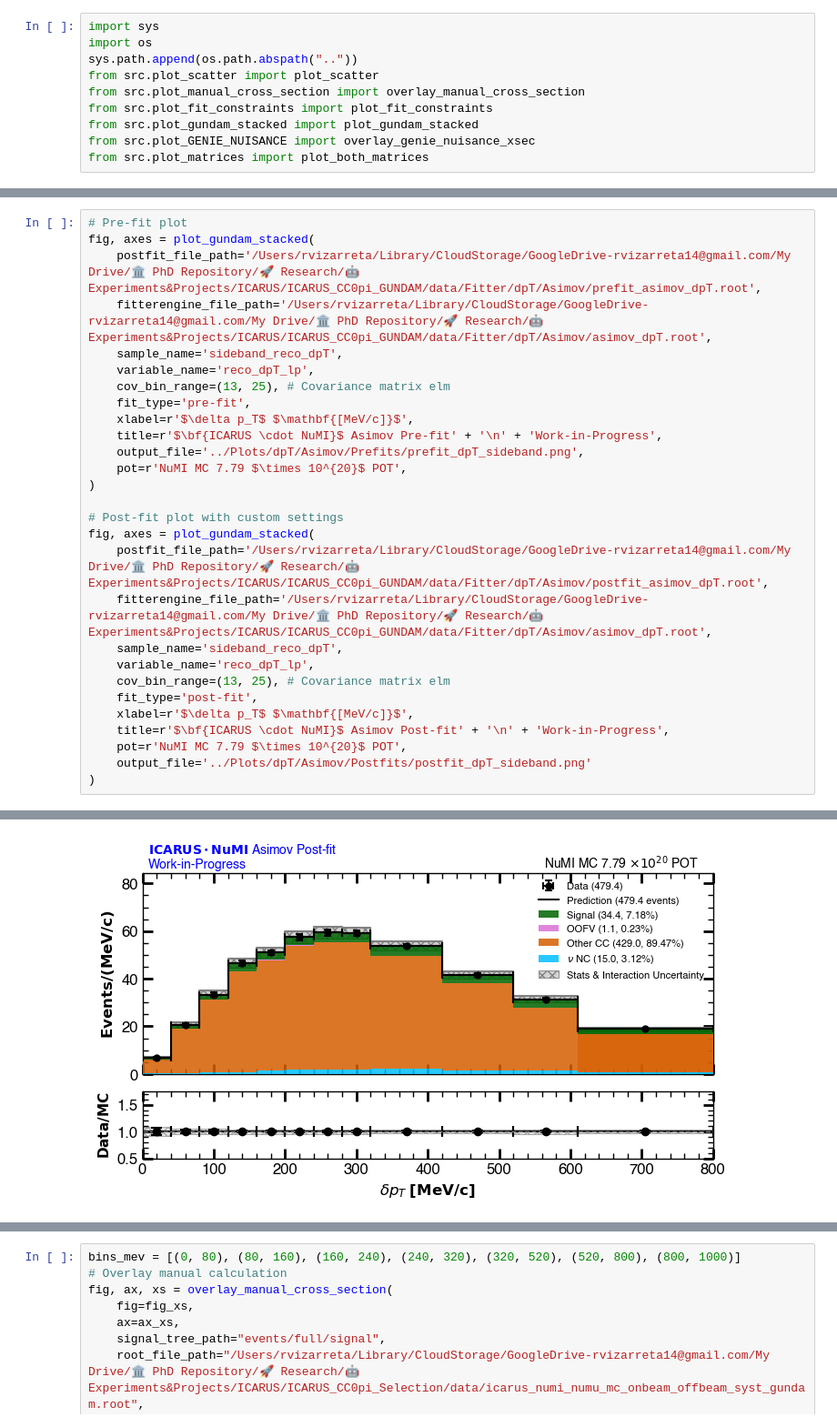
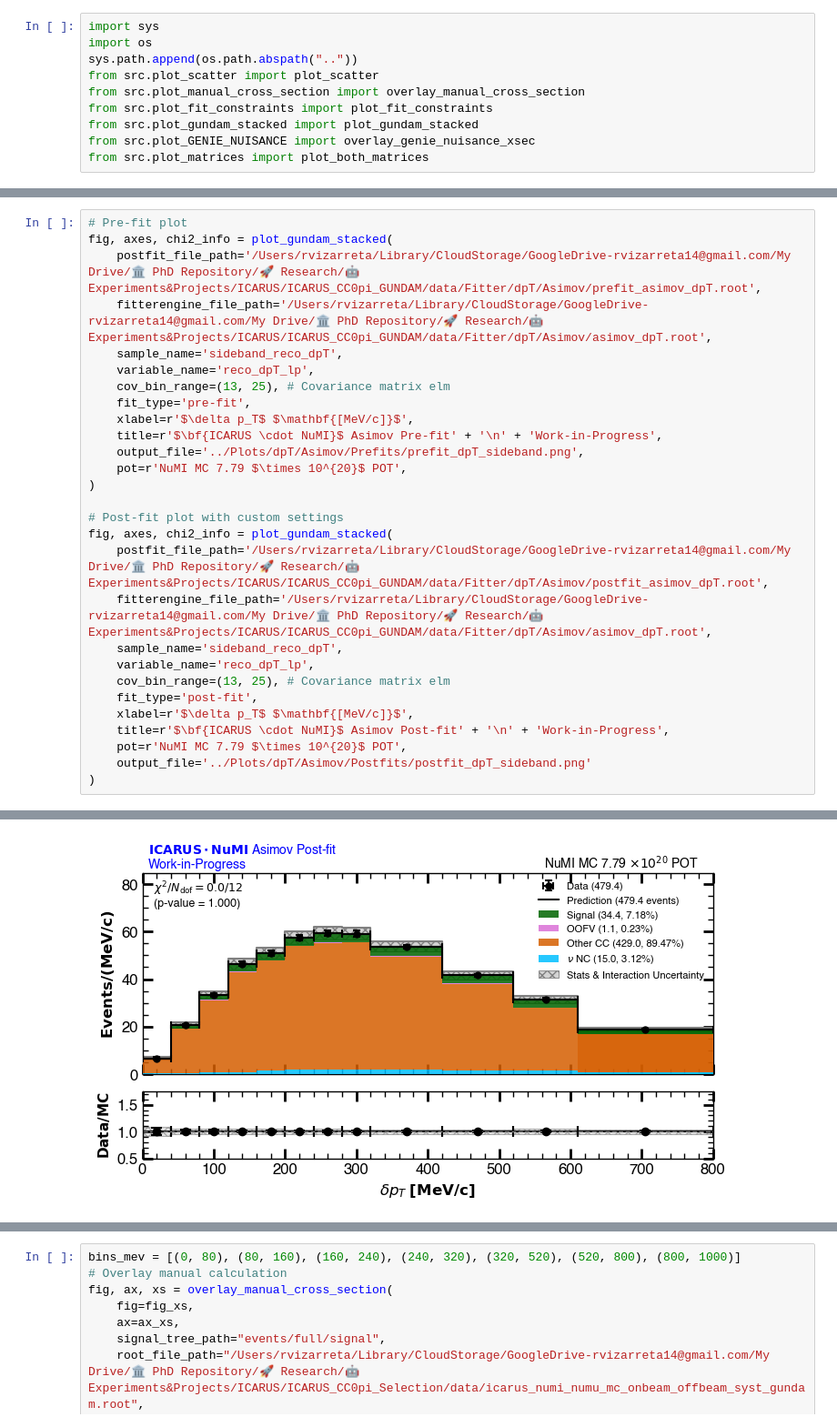
Before and after one commit to rvizarreta/gundam-icarus, a Jupyter notebook: Notebooks/dpT/Asimov_Studies.ipynb, the cells around one changed output, grey strips where cells are left out. Shown at 91% size. Drawn from its saved outputs; the diff is of its cells as text.

```diff
--- a/Notebooks/dpT/Asimov_Studies.ipynb
+++ b/Notebooks/dpT/Asimov_Studies.ipynb
@@ -42,6 +42,6 @@ fig, axes = plot_gundam_stacked(
 # %%
 # Pre-fit plot
-fig, axes = plot_gundam_stacked(
+fig, axes, chi2_info = plot_gundam_stacked(
     postfit_file_path='/Users/rvizarreta/Library/CloudStorage/GoogleDrive-rvizarreta14@gmail.com/My Drive/🏛 PhD Repository/🚀 Research/🤖 Experiments&Projects/ICARUS/ICARUS_CC0pi_GUNDAM/data/Fitter/dpT/Asimov/prefit_asimov_dpT.root',
     fitterengine_file_path='/Users/rvizarreta/Library/CloudStorage/GoogleDrive-rvizarreta14@gmail.com/My Drive/🏛 PhD Repository/🚀 Research/🤖 Experiments&Projects/ICARUS/ICARUS_CC0pi_GUNDAM/data/Fitter/dpT/Asimov/asimov_dpT.root',
     sample_name='sideband_reco_dpT',
@@ -55,7 +55,7 @@ fig, axes = plot_gundam_stacked(
 )
 
 # Post-fit plot with custom settings
-fig, axes = plot_gundam_stacked(
+fig, axes, chi2_info = plot_gundam_stacked(
     postfit_file_path='/Users/rvizarreta/Library/CloudStorage/GoogleDrive-rvizarreta14@gmail.com/My Drive/🏛 PhD Repository/🚀 Research/🤖 Experiments&Projects/ICARUS/ICARUS_CC0pi_GUNDAM/data/Fitter/dpT/Asimov/postfit_asimov_dpT.root',
     fitterengine_file_path='/Users/rvizarreta/Library/CloudStorage/GoogleDrive-rvizarreta14@gmail.com/My Drive/🏛 PhD Repository/🚀 Research/🤖 Experiments&Projects/ICARUS/ICARUS_CC0pi_GUNDAM/data/Fitter/dpT/Asimov/asimov_dpT.root',
     sample_name='sideband_reco_dpT',
@@ -72,2 +72,2 @@ fig, axes = plot_gundam_stacked(
-[figure, old version]
+[figure, new version]
 # %%
```
Also changed, not shown: parts of 8 cells of this notebook, 18 other files.
